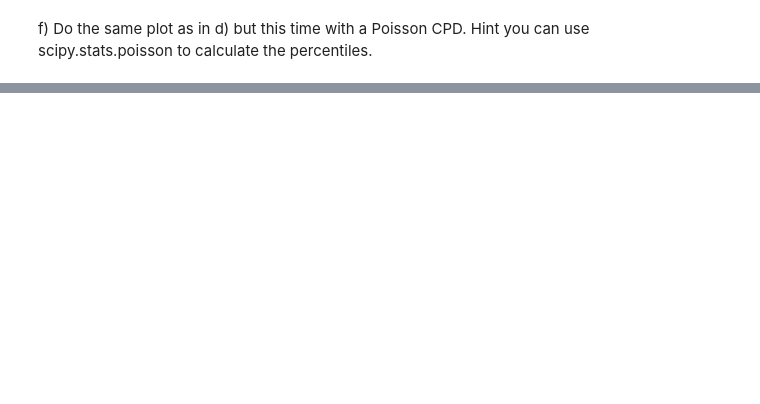
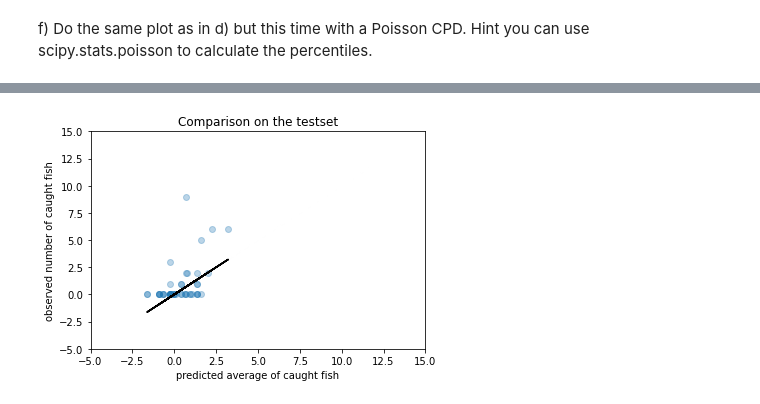
Before and after one commit to LasterSlaster/ML_A2, a Jupyter notebook: Linear_Regression_nolsg.ipynb, the cells around one changed output, grey strips where cells are left out. Cells and saved outputs as stored; diff of their text form; code cells hidden in the pictures; blank space fills up the shorter version.

```diff
--- a/Linear_Regression_nolsg.ipynb
+++ b/Linear_Regression_nolsg.ipynb
@@ -223,0 +311,14 @@ plt.scatter(perc_y_pred_poi, perc_yte_poi)
+# %%
+plt.scatter(y_pred_poi_arr, yte, alpha=0.3)
+sort_idx=np.argsort(y_pred_poi_arr,axis=0)
+plt.plot(y_pred_poi_arr[sort_idx].flatten(), y_pred_poi_arr[sort_idx].flatten()+1.96*np.sqrt(sigma_hat_2_poi),linestyle='dashed',c="black")
+plt.plot(y_pred_poi_arr[sort_idx].flatten(), y_pred_poi_arr[sort_idx].flatten()-1.96*np.sqrt(sigma_hat_2_poi),linestyle='dashed',c="black")
+plt.plot(y_pred_poi_arr, y_pred_poi_arr, c="black")
+plt.title('Comparison on the testset')
+plt.xlabel('predicted average of caught fish')
+plt.ylabel('observed number of caught fish')
+plt.xlim(-5,15)
+plt.ylim(-5,15)
+plt.show()
+# %% [output]
+[figure, added]
```
Also changed, not shown: parts of 22 cells of this notebook.
